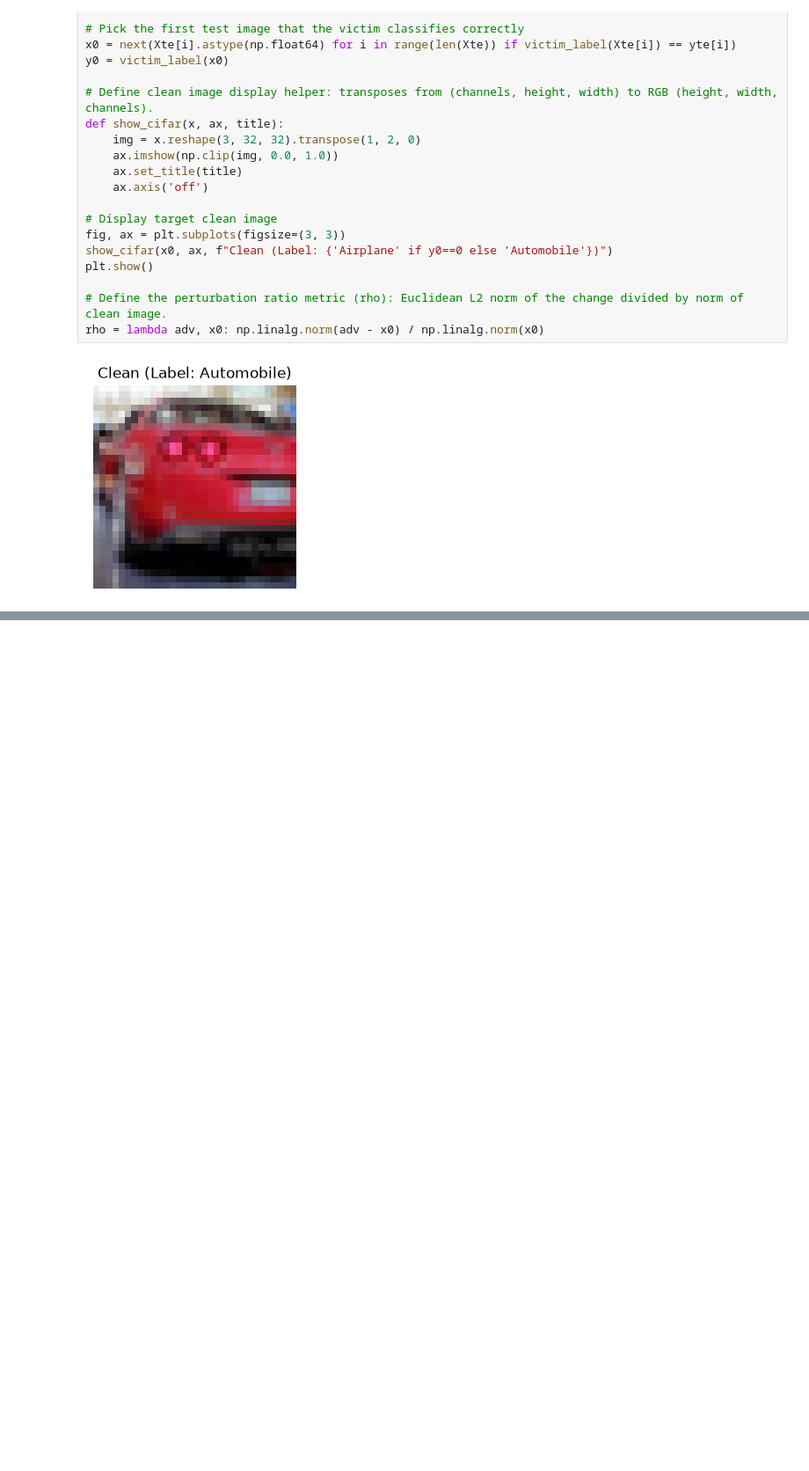
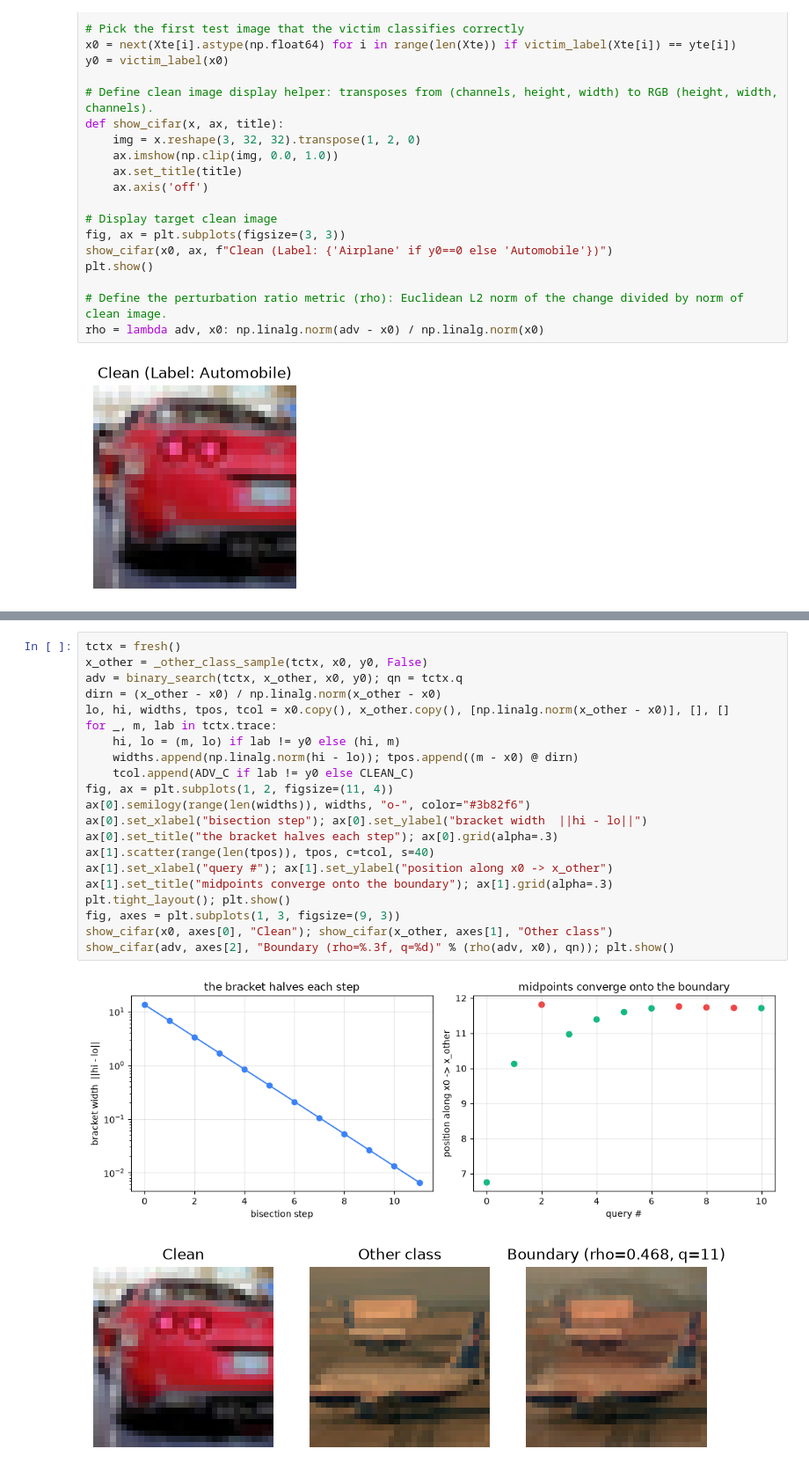
Before and after one commit to xancatos/blackbox, a Jupyter notebook: lineage_tutorial.ipynb, the cells around one changed output, grey strips where cells are left out. Shown at 88% size. Cells and saved outputs as stored; diff of their text form; blank space fills up the shorter version.

```diff
--- a/lineage_tutorial.ipynb
+++ b/lineage_tutorial.ipynb
@@ -867,0 +443,24 @@ Let's run the sweep on the first 4 images of the test set, just like in `cifar_l
+# %%
+tctx = fresh()
+x_other = _other_class_sample(tctx, x0, y0, False)
+adv = binary_search(tctx, x_other, x0, y0); qn = tctx.q
+dirn = (x_other - x0) / np.linalg.norm(x_other - x0)
+lo, hi, widths, tpos, tcol = x0.copy(), x_other.copy(), [np.linalg.norm(x_other - x0)], [], []
+for _, m, lab in tctx.trace:
+    hi, lo = (m, lo) if lab != y0 else (hi, m)
+    widths.append(np.linalg.norm(hi - lo)); tpos.append((m - x0) @ dirn)
+    tcol.append(ADV_C if lab != y0 else CLEAN_C)
+fig, ax = plt.subplots(1, 2, figsize=(11, 4))
+ax[0].semilogy(range(len(widths)), widths, "o-", color="#3b82f6")
+ax[0].set_xlabel("bisection step"); ax[0].set_ylabel("bracket width  ||hi - lo||")
+ax[0].set_title("the bracket halves each step"); ax[0].grid(alpha=.3)
+ax[1].scatter(range(len(tpos)), tpos, c=tcol, s=40)
+ax[1].set_xlabel("query #"); ax[1].set_ylabel("position along x0 -> x_other")
+ax[1].set_title("midpoints converge onto the boundary"); ax[1].grid(alpha=.3)
+plt.tight_layout(); plt.show()
+fig, axes = plt.subplots(1, 3, figsize=(9, 3))
+show_cifar(x0, axes[0], "Clean"); show_cifar(x_other, axes[1], "Other class")
+show_cifar(adv, axes[2], "Boundary (rho=%.3f, q=%d)" % (rho(adv, x0), qn)); plt.show()
+# %% [output]
+[figure, added]
+[figure, added]
```
Also changed, not shown: parts of 66 cells of this notebook, 3 other files.
